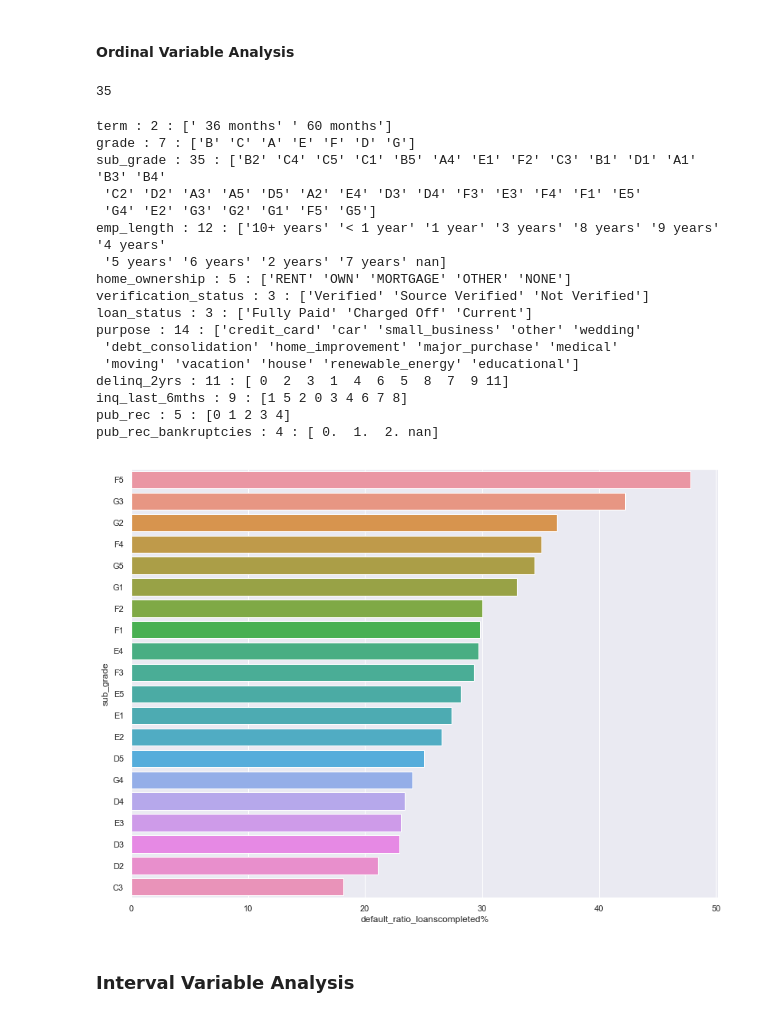
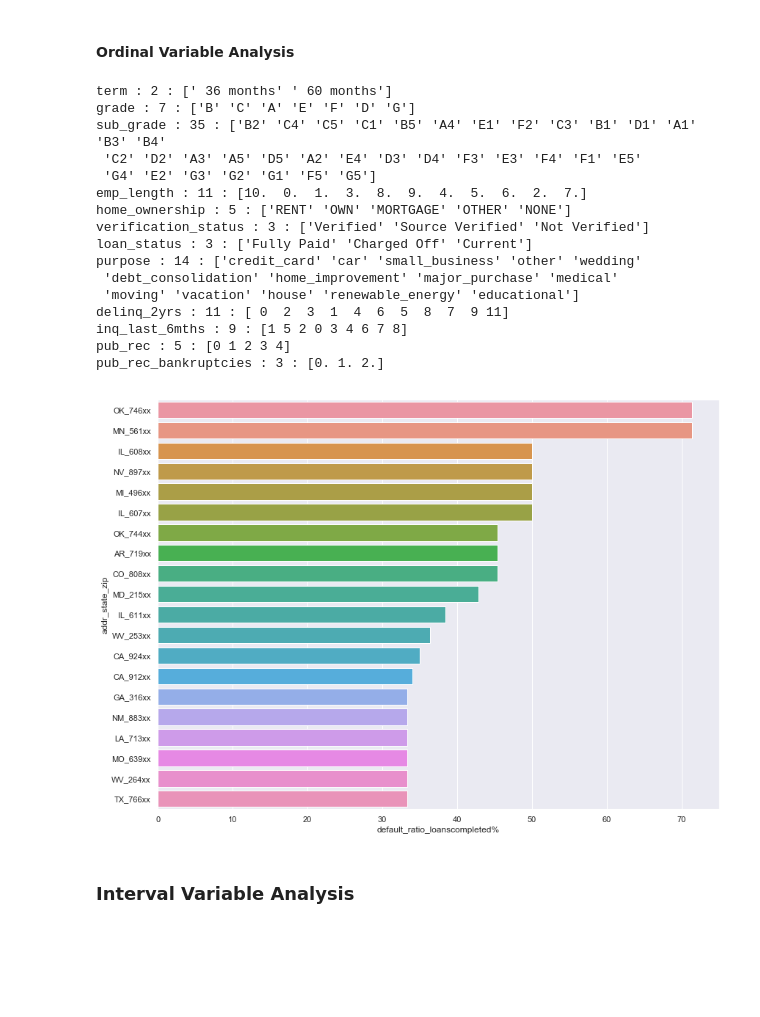
Before and after one commit to abhayace/loan-default-factors, a Jupyter notebook: Loan_Assignment_final.ipynb, the cells around one changed output. Cells and saved outputs as stored; diff of their text form; code cells hidden in the pictures; blank space fills up the shorter version.

```diff
--- a/Loan_Assignment_final.ipynb
+++ b/Loan_Assignment_final.ipynb
@@ -166,7 +166,7 @@ loans_df.revol_util.describe()
 #considering, revol_util column is available in percentage, it is safe to drop revol_bal.
 loans_df.recoveries.describe()
 #This is a post excersie after defaulting. Might not be helpful column.
-unwantedCols = ['member_id', 'url', 'desc','last_credit_pull_d','last_pymnt_amnt','revol_util','recoveries']
+unwantedCols = ['member_id', 'url', 'desc','last_credit_pull_d','last_pymnt_amnt','revol_util','recoveries','last_pymnt_d']
 
 loans_df = loans_df.drop(unwantedCols, axis=1)
 # %%
@@ -246,3 +246,26 @@ Index(['id', 'loan_amnt', 'funded_amnt_inv', 'term', 'int_rate', 'installment',
        'total_rec_prncp', 'total_rec_int', 'total_rec_late_fee',
        'last_pymnt_d', 'pub_rec_bankruptcies', 'addr_state_zip'],
       dtype='object')
+# %%
+# get understanding about missing data.
+total = loans_df.isnull().sum().sort_values(ascending=False)
+percentage = (loans_df.isnull().sum()/loans_df.isnull().count()).sort_values(ascending=False)
+missing_data = pd.concat([total, percentage], axis=1, keys=['Total', 'Percentage'])
+missing_data
+#Fill all text based columns with missing data as None
+# Fill NA values
+#emp_title	2459	0.061913
+#emp_length	1075	0.027066
+#pub_rec_bankruptcies	697	0.017549
+#title	11
+missing_data_text_columns = ['title','emp_title']
+for col in missing_data_text_columns:
+    loans_df[col].fillna('None', inplace=True)
+
+
+#Fill all number based columns with missing data as median
+#Make emp_length as num column
+loans_df['emp_length'] = pd.to_numeric(loans_df['emp_length'].astype(str).str.rstrip('years').replace("10+ ", "10").replace("< 1 ", "0"), errors='coerce')
+missing_data_num_columns = ['pub_rec_bankruptcies','emp_length']
+for col in missing_data_num_columns:
+    loans_df[col].fillna(loans_df[col].median(), inplace=True)
@@ -317,10 +391,6 @@ ax = sns.barplot(y=loans_purpose_pivot_df.index, x="default_ratio_loanscompleted
 [figure]
 # %% [markdown]
 #### Ordinal Variable Analysis
-# %%
-loans_df.sub_grade.nunique()
-# %% [output]
-35
 # %%
 #print(loans_df.columns)
 for col in loans_df.columns:
@@ -333,8 +403,7 @@ grade : 7 : ['B' 'C' 'A' 'E' 'F' 'D' 'G']
 sub_grade : 35 : ['B2' 'C4' 'C5' 'C1' 'B5' 'A4' 'E1' 'F2' 'C3' 'B1' 'D1' 'A1' 'B3' 'B4'
  'C2' 'D2' 'A3' 'A5' 'D5' 'A2' 'E4' 'D3' 'D4' 'F3' 'E3' 'F4' 'F1' 'E5'
  'G4' 'E2' 'G3' 'G2' 'G1' 'F5' 'G5']
-emp_length : 12 : ['10+ years' '< 1 year' '1 year' '3 years' '8 years' '9 years' '4 years'
- '5 years' '6 years' '2 years' '7 years' nan]
+emp_length : 11 : [10.  0.  1.  3.  8.  9.  4.  5.  6.  2.  7.]
 home_ownership : 5 : ['RENT' 'OWN' 'MORTGAGE' 'OTHER' 'NONE']
 verification_status : 3 : ['Verified' 'Source Verified' 'Not Verified']
 loan_status : 3 : ['Fully Paid' 'Charged Off' 'Current']
@@ -344,10 +413,10 @@ purpose : 14 : ['credit_card' 'car' 'small_business' 'other' 'wedding'
 delinq_2yrs : 11 : [ 0  2  3  1  4  6  5  8  7  9 11]
 inq_last_6mths : 9 : [1 5 2 0 3 4 6 7 8]
 pub_rec : 5 : [0 1 2 3 4]
-pub_rec_bankruptcies : 4 : [ 0.  1.  2. nan]
+pub_rec_bankruptcies : 3 : [0. 1. 2.]
 # %%
 #Similar analysis for all ordinal variables
-ordinal_variables = ['term','purpose', 'zip_code','grade','sub_grade','home_ownership','verification_status']
+ordinal_variables = ['term','purpose', 'addr_state_zip','grade','sub_grade','home_ownership','verification_status']
 loans_ordinal_pivot_df_arr = {}
 min_loans = 5
 for ordinal in ordinal_variables:
@@ -359,10 +428,10 @@ for ordinal in ordinal_variables:
     loans_ordinal_pivot_df_arr[ordinal]= loans_ordinal_pivot_df
 #Percentage of loans in each category
 # %%
-df_to_use =loans_ordinal_pivot_df_arr['sub_grade'].head(20)
+df_to_use =loans_ordinal_pivot_df_arr['addr_state_zip'].head(20)
 ax = sns.barplot(y=df_to_use.index, x="default_ratio_loanscompleted%", data=df_to_use)
 # %% [output]
-[figure, old version]
+[figure, new version]
 # %% [markdown]
 ### Interval Variable Analysis
 # %%
```
Also changed, not shown: parts of 17 cells of this notebook.
